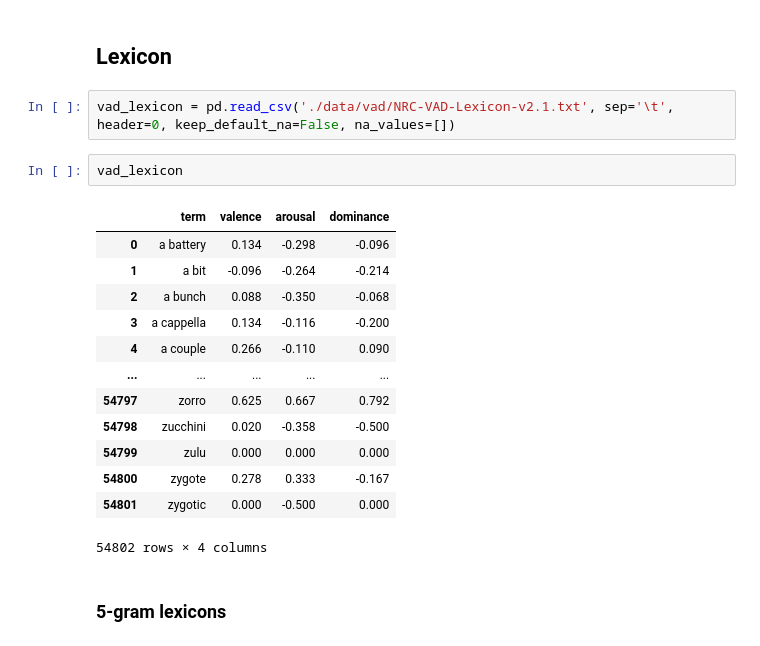
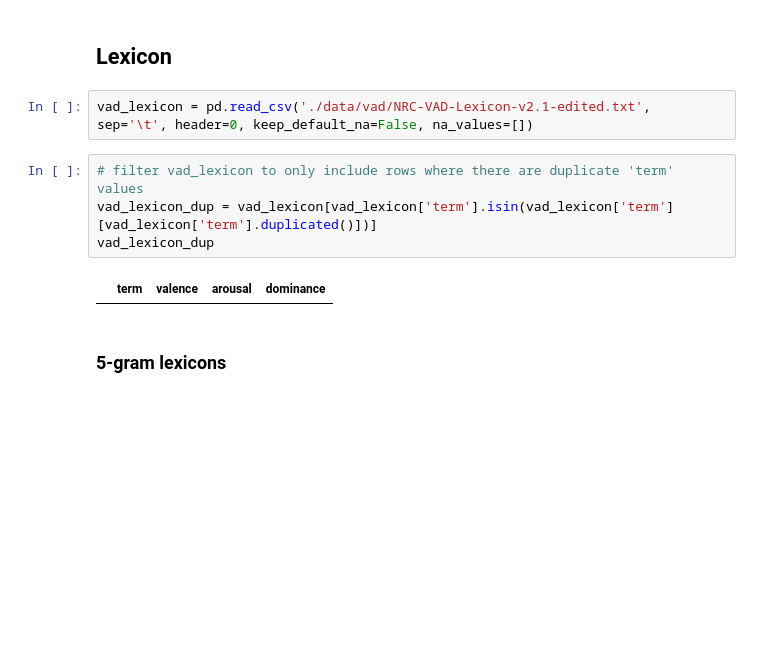
Before and after one commit to PutraAryotama/research_project, a Jupyter notebook: mental_health_severity.ipynb, the cells around one changed output. Cells and saved outputs as stored; diff of their text form; blank space fills up the shorter version.

```diff
--- a/mental_health_severity.ipynb
+++ b/mental_health_severity.ipynb
@@ -11,23 +12,13 @@ tqdm.pandas()
 # %% [markdown]
 ## Lexicon
 # %%
-vad_lexicon = pd.read_csv('./data/vad/NRC-VAD-Lexicon-v2.1.txt', sep='\t', header=0, keep_default_na=False, na_values=[])
+vad_lexicon = pd.read_csv('./data/vad/NRC-VAD-Lexicon-v2.1-edited.txt', sep='\t', header=0, keep_default_na=False, na_values=[])
 # %%
-vad_lexicon
+# filter vad_lexicon to only include rows where there are duplicate 'term' values
+vad_lexicon_dup = vad_lexicon[vad_lexicon['term'].isin(vad_lexicon['term'][vad_lexicon['term'].duplicated()])]
+vad_lexicon_dup
 # %% [output]
 |  | term | valence | arousal | dominance |
-| 0 | a battery | 0.134 | -0.298 | -0.096 |
-| 1 | a bit | -0.096 | -0.264 | -0.214 |
-| 2 | a bunch | 0.088 | -0.350 | -0.068 |
-| 3 | a cappella | 0.134 | -0.116 | -0.200 |
-| 4 | a couple | 0.266 | -0.110 | 0.090 |
-| ... | ... | ... | ... | ... |
-| 54797 | zorro | 0.625 | 0.667 | 0.792 |
-| 54798 | zucchini | 0.020 | -0.358 | -0.500 |
-| 54799 | zulu | 0.000 | 0.000 | 0.000 |
-| 54800 | zygote | 0.278 | 0.333 | -0.167 |
-| 54801 | zygotic | 0.000 | -0.500 | 0.000 |
-54802 rows × 4 columns
 # %% [markdown]
 ### 5-gram lexicons
 # %%
```
Also changed, not shown: parts of 33 cells of this notebook, 2 other files.
